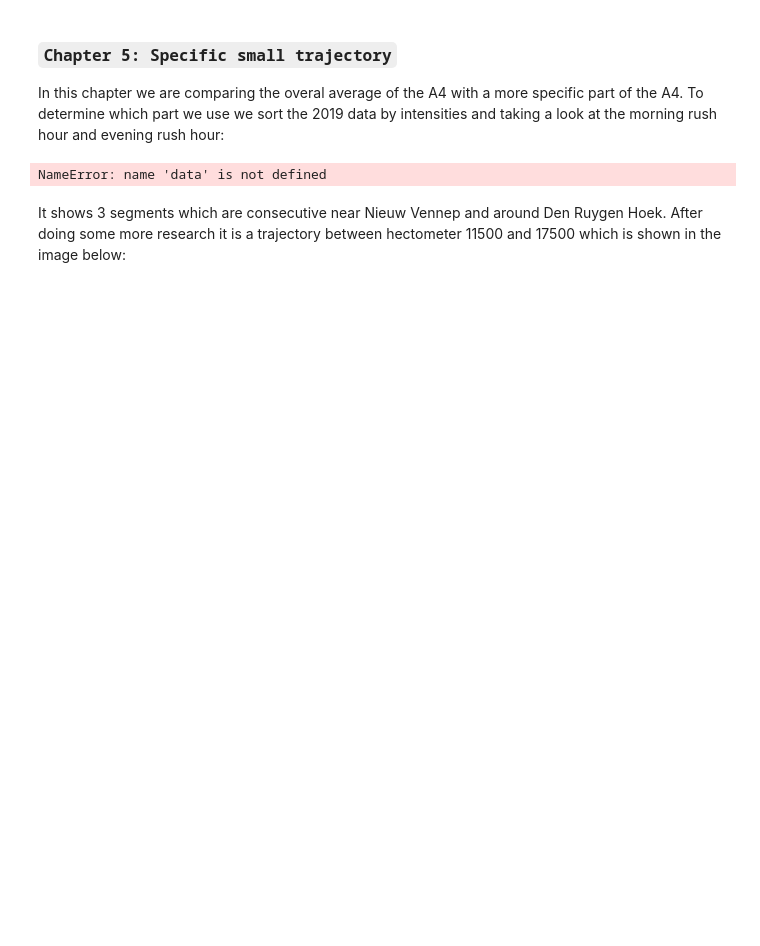
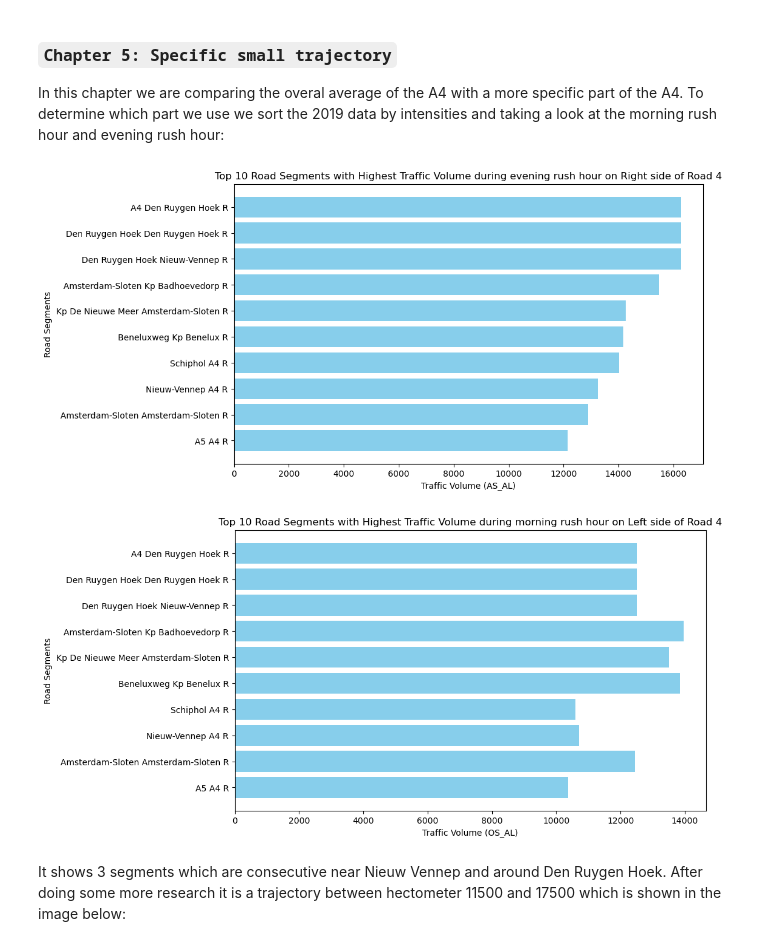
Before and after one commit to Liselotvansteekelenburg/TIL6010-LabAssignments, a Jupyter notebook: Ch5.ipynb, the cells around one changed output. Cells and saved outputs as stored; diff of their text form; code cells hidden in the pictures; blank space fills up the shorter version.

```diff
--- a/Ch5.ipynb
+++ b/Ch5.ipynb
@@ -3,39 +3,44 @@
 In this chapter we are comparing the overal average of the A4 with a more specific part of the A4. To determine which part we use we
 sort the 2019 data by intensities and taking a look at the morning rush hour and evening rush hour:
 # %%
+import pandas as pd
+import matplotlib.pyplot as plt
+
+data = pd.read_excel('datasets_spitsuren_wegvakken/INWEVA_2019_spits.xlsx')
 selected_columns = data[[ 'Wegnr_van','Wegnr_naar','Hm_van','Hm_naar','Traject_van', 'Traject_naar', 'etmaal_AL', 'OS_AL',
                           'AS_AL','Ri_naar' , 'Baantype_naar', 'Baantype_van']].copy()
 
 selected_columns['Hm_van'] = pd.to_numeric(selected_columns['Hm_van'], errors='coerce')
 
 selected_columns.loc[:, 'Traject'] = data['Traject_van'].astype(str) + ' ' + data['Traject_naar'].astype(str) + ' ' + data['Ri_naar'].astype(str)
 selected_columns.loc[:, 'HM'] = data['Hm_van'].astype(str) + ' ' + data['Hm_naar'].astype(str)
 
 df_road_4 = selected_columns[ (selected_columns['Wegnr_van'] == 4) & (selected_columns['Wegnr_naar'] == 4) &
                              (selected_columns['Baantype_naar'] == 'HR') & (selected_columns['Baantype_van'] == 'HR') &
                               (selected_columns['Ri_naar'] == 'R') & (selected_columns['Hm_van'] <= 150000) ]
 
 df_road_4_sorted = df_road_4.sort_values(by='AS_AL', ascending=False)
 
 plt.figure(figsize=(10,6))
 plt.barh(df_road_4_sorted['Traject'].head(10), df_road_4_sorted['AS_AL'].head(10), color='skyblue')
 plt.xlabel('Traffic Volume (AS_AL)')
 plt.ylabel('Road Segments')
 plt.title('Top 10 Road Segments with Highest Traffic Volume during evening rush hour on Right side of Road 4')
 plt.gca().invert_yaxis()
 
 plt.show()
 
 plt.figure(figsize=(10,6))
 plt.barh(df_road_4_sorted['Traject'].head(10), df_road_4_sorted['OS_AL'].head(10), color='skyblue')
 plt.xlabel('Traffic Volume (OS_AL)')
 plt.ylabel('Road Segments')
 plt.title('Top 10 Road Segments with Highest Traffic Volume during morning rush hour on Left side of Road 4')
 plt.gca().invert_yaxis()
 
 plt.show()
 # %% [output]
-NameError: name 'data' is not defined
+[figure, added]
+[figure, added]
 # %% [markdown]
 It shows 3 segments which are consecutive near Nieuw Vennep and around Den Ruygen Hoek. After doing some more research it is a trajectory
 between hectometer 11500 and 17500 which is shown in the image below:
```
Also changed, not shown: parts of 2 cells of this notebook.
